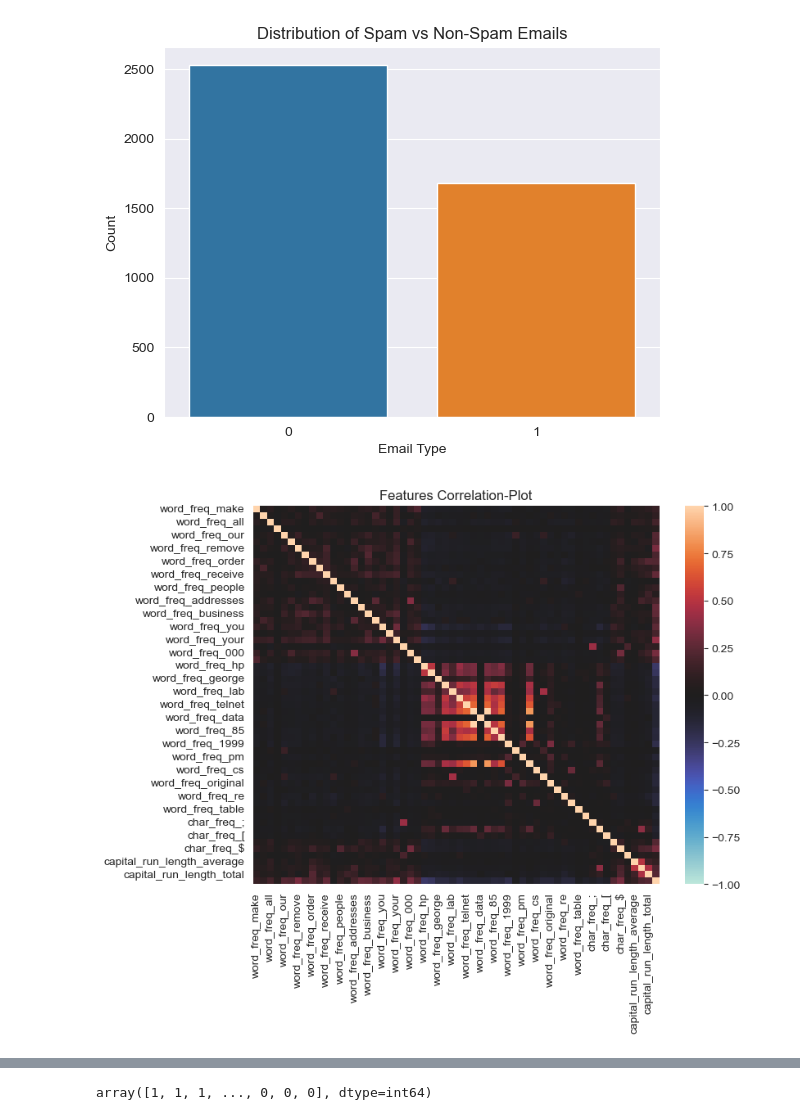
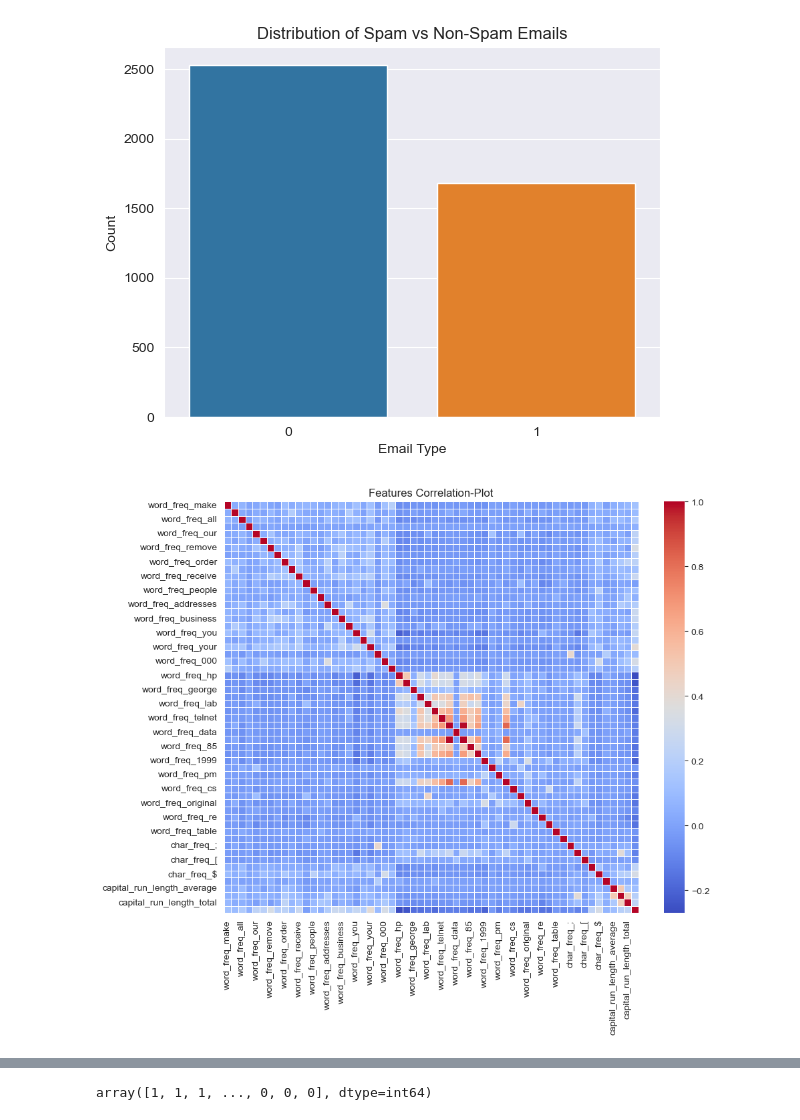
Before and after one commit to KoralegeiKavindya/EmailClassification_MachineLearning_CW, a Jupyter notebook: Coursework_DecisionTree.ipynb, the cells around one changed output, grey strips where cells are left out. Drawn from its saved outputs; the diff is of its cells as text; code cells hidden in the pictures.

```diff
--- a/Coursework_DecisionTree.ipynb
+++ b/Coursework_DecisionTree.ipynb
@@ -79,14 +79,14 @@ plt.show()
 # %%
 # Compute the correlation matrix
 corr = spam_dataset.corr()
 
 # Create a heatmap of the correlation matrix
-f, ax = plt.subplots(figsize=[12,12])
+f, ax = plt.subplots(figsize=[10,8])
 plt.title('Features Correlation-Plot')
-sns.heatmap(corr, cmap="coolwarm", annot=True, linewidths=0.5, fmt= '.1f',ax=ax)
+sns.heatmap(corr, cmap="coolwarm", annot=False, linewidths=0.5, fmt= '.1f',ax=ax)
 plt.show()
 # %% [output]
-[figure, old version]
+[figure, new version]
 # %%
 # Creating a dataset with all the training data except the target value column
 X = spam_dataset.drop(columns=['target_value'])
```
Also changed, not shown: 1 other file.
